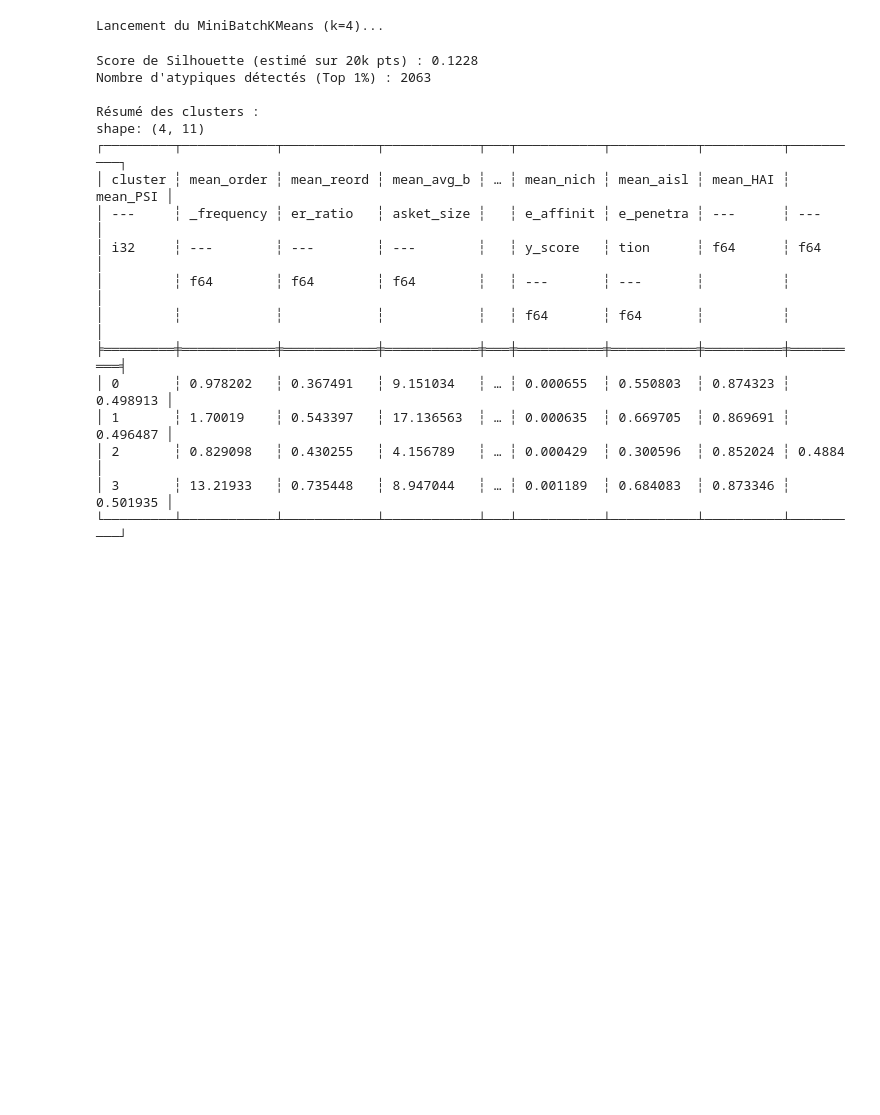
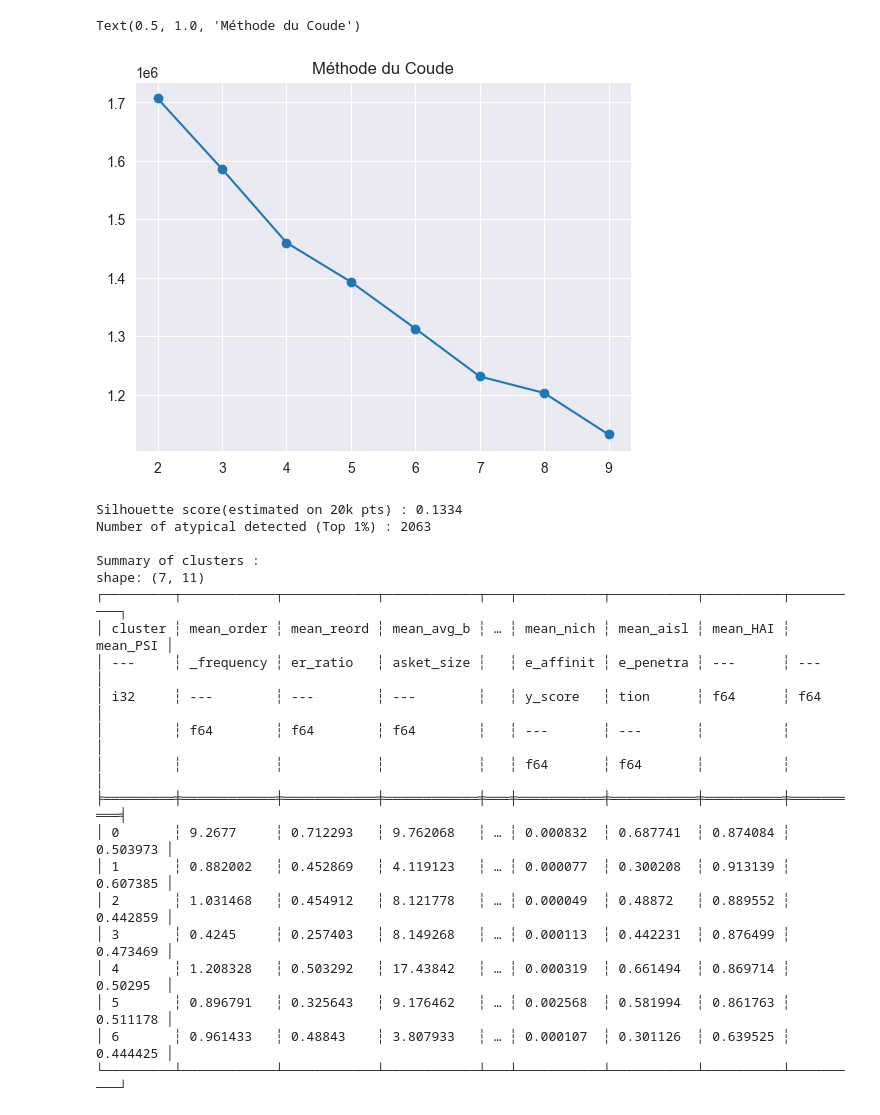
Before and after one commit to NathanLeDev/Data-Driven-Retail-Insights-for-Cost-Savings-Revenue-Growth, a Jupyter notebook: notebooks/05_pipeline_clustering.ipynb, the cells around one changed output. Cells and saved outputs as stored; diff of their text form; code cells hidden in the pictures; blank space fills up the shorter version.

```diff
--- a/notebooks/05_pipeline_clustering.ipynb
+++ b/notebooks/05_pipeline_clustering.ipynb
@@ -73,23 +75,30 @@ mbk = MiniBatchKMeans(n_clusters=5, batch_size=4096, random_state=42)
 customer_features = customer_features.with_columns(
     pl.Series(name="cluster", values=mbk.fit_predict(X_scaled))
 )
+# %%
+inertias = []
+for k in range(2, 10):
+    km = MiniBatchKMeans(n_clusters=k, random_state=42).fit(X_scaled)
+    inertias.append(km.inertia_)
+
+plt.plot(range(2, 10), inertias, marker='o')
+plt.title("Méthode du Coude")
+# %% [output]
+Text(0.5, 1.0, 'Méthode du Coude')
+[figure, added]
 # %%
-n_clusters = 4
-print(f"Lancement du MiniBatchKMeans (k={n_clusters})...")
+n_clusters = 7
 
 mbk = MiniBatchKMeans(
     n_clusters=n_clusters,
-    batch_size=2048,
+    batch_size=4096,
     random_state=42,
-    n_init=3
+    n_init=10,
+    reassignment_ratio=0.1
 )
 clusters = mbk.fit_predict(X_scaled)
-
-# Ajout des résultats au dataframe original
 customer_features = customer_features.with_columns(
     pl.Series(name="cluster", values=clusters)
 )
-# %% [output]
-Lancement du MiniBatchKMeans (k=4)...
 # %%
 centers = mbk.cluster_centers_
@@ -101,29 +110,29 @@ customer_features = customer_features.with_columns(
     pl.Series(name="is_atypical", values=(dist_to_center > threshold))
 )
 # %%
-# On ne calcule jamais la silhouette sur tout le dataset !
-idx_sample = np.random.choice(len(X_scaled), 20000, replace=False)
+# Never compute silhouette on the whole dataset (13M+ rows) - it's too heavy
+idx_sample = np.random.choice(len(X_scaled), 40000, replace=False)
 sil_score = silhouette_score(X_scaled[idx_sample], clusters[idx_sample])
 
-print(f"Score de Silhouette (estimé sur 20k pts) : {sil_score:.4f}")
-print(f"Nombre d'atypiques détectés (Top 1%) : {customer_features.filter(pl.col('is_atypical')).shape[0]}")
+print(f"Silhouette score(estimated on 20k pts) : {sil_score:.4f}")
+print(f"Number of atypical detected (Top 1%) : {customer_features.filter(pl.col('is_atypical')).shape[0]}")
 
-# --- 6. SYNTHÈSE DES CLUSTERS ---
+# --- 6. CLUSTERS SYNTHESE ---
 summary = customer_features.group_by("cluster").agg([
     pl.col(f).mean().alias(f"mean_{f}") for f in features_list
 ]).sort("cluster")
 
-print("\nRésumé des clusters :")
+print("\nSummary of clusters :")
 print(summary)
 
-# Sauvegarde
+# Save results
 customer_features.write_parquet("../data/processed/customer_segmentation_results.parquet")
 # %% [output]
-Score de Silhouette (estimé sur 20k pts) : 0.1228
-Nombre d'atypiques détectés (Top 1%) : 2063
+Silhouette score(estimated on 20k pts) : 0.1334
+Number of atypical detected (Top 1%) : 2063
 
-Résumé des clusters :
-shape: (4, 11)
+Summary of clusters :
+shape: (7, 11)
 ┌─────────┬────────────┬────────────┬────────────┬───┬───────────┬───────────┬──────────┬──────────┐
 │ cluster ┆ mean_order ┆ mean_reord ┆ mean_avg_b ┆ … ┆ mean_nich ┆ mean_aisl ┆ mean_HAI ┆ mean_PSI │
 │ ---     ┆ _frequency ┆ er_ratio   ┆ asket_size ┆   ┆ e_affinit ┆ e_penetra ┆ ---      ┆ ---      │
@@ -131,9 +140,12 @@ shape: (4, 11)
 │         ┆ f64        ┆ f64        ┆ f64        ┆   ┆ ---       ┆ ---       ┆          ┆          │
 │         ┆            ┆            ┆            ┆   ┆ f64       ┆ f64       ┆          ┆          │
 ╞═════════╪════════════╪════════════╪════════════╪═══╪═══════════╪═══════════╪══════════╪══════════╡
-│ 0       ┆ 0.978202   ┆ 0.367491   ┆ 9.151034   ┆ … ┆ 0.000655  ┆ 0.550803  ┆ 0.874323 ┆ 0.498913 │
-│ 1       ┆ 1.70019    ┆ 0.543397   ┆ 17.136563  ┆ … ┆ 0.000635  ┆ 0.669705  ┆ 0.869691 ┆ 0.496487 │
-│ 2       ┆ 0.829098   ┆ 0.430255   ┆ 4.156789   ┆ … ┆ 0.000429  ┆ 0.300596  ┆ 0.852024 ┆ 0.4884   │
-│ 3       ┆ 13.21933   ┆ 0.735448   ┆ 8.947044   ┆ … ┆ 0.001189  ┆ 0.684083  ┆ 0.873346 ┆ 0.501935 │
+│ 0       ┆ 9.2677     ┆ 0.712293   ┆ 9.762068   ┆ … ┆ 0.000832  ┆ 0.687741  ┆ 0.874084 ┆ 0.503973 │
+│ 1       ┆ 0.882002   ┆ 0.452869   ┆ 4.119123   ┆ … ┆ 0.000077  ┆ 0.300208  ┆ 0.913139 ┆ 0.607385 │
+│ 2       ┆ 1.031468   ┆ 0.454912   ┆ 8.121778   ┆ … ┆ 0.000049  ┆ 0.48872   ┆ 0.889552 ┆ 0.442859 │
+│ 3       ┆ 0.4245     ┆ 0.257403   ┆ 8.149268   ┆ … ┆ 0.000113  ┆ 0.442231  ┆ 0.876499 ┆ 0.473469 │
+│ 4       ┆ 1.208328   ┆ 0.503292   ┆ 17.43842   ┆ … ┆ 0.000319  ┆ 0.661494  ┆ 0.869714 ┆ 0.50295  │
+│ 5       ┆ 0.896791   ┆ 0.325643   ┆ 9.176462   ┆ … ┆ 0.002568  ┆ 0.581994  ┆ 0.861763 ┆ 0.511178 │
+│ 6       ┆ 0.961433   ┆ 0.48843    ┆ 3.807933   ┆ … ┆ 0.000107  ┆ 0.301126  ┆ 0.639525 ┆ 0.444425 │
 └─────────┴────────────┴────────────┴────────────┴───┴───────────┴───────────┴──────────┴──────────┘
 # %%
```
Also changed, not shown: parts of 6 cells of this notebook.
